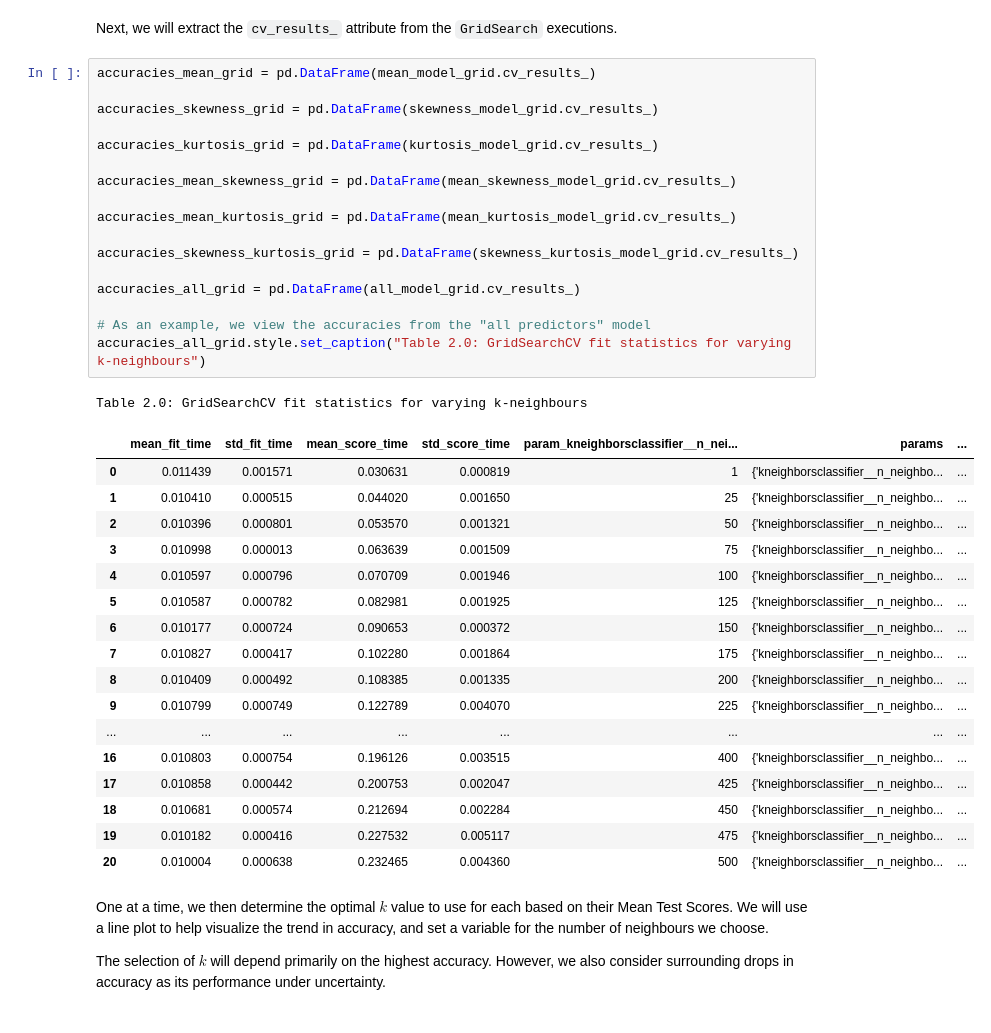
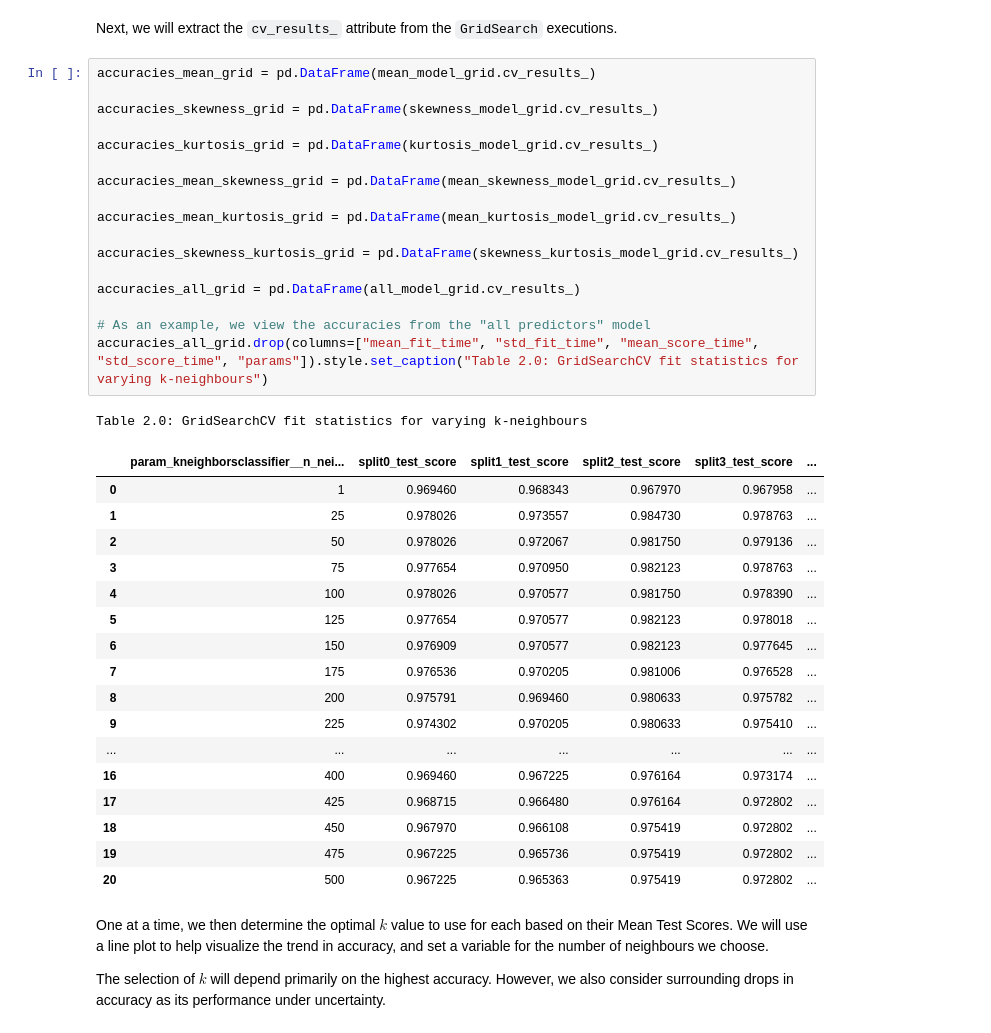
Before and after one commit to Lucas-Kuhn/group7_prj, a Jupyter notebook: notebook/Pulsar Report.ipynb, the cells around one changed output. Drawn from its saved outputs; the diff is of its cells as text.

```diff
--- a/notebook/Pulsar Report.ipynb
+++ b/notebook/Pulsar Report.ipynb
@@ -355,39 +355,39 @@ Next, we will extract the `cv_results_` attribute from the `GridSearch` executio
 # %%
 accuracies_mean_grid = pd.DataFrame(mean_model_grid.cv_results_)
 
 accuracies_skewness_grid = pd.DataFrame(skewness_model_grid.cv_results_)
 
 accuracies_kurtosis_grid = pd.DataFrame(kurtosis_model_grid.cv_results_)
 
 accuracies_mean_skewness_grid = pd.DataFrame(mean_skewness_model_grid.cv_results_)
 
 accuracies_mean_kurtosis_grid = pd.DataFrame(mean_kurtosis_model_grid.cv_results_)
 
 accuracies_skewness_kurtosis_grid = pd.DataFrame(skewness_kurtosis_model_grid.cv_results_)
 
 accuracies_all_grid = pd.DataFrame(all_model_grid.cv_results_)
 
 # As an example, we view the accuracies from the "all predictors" model
-accuracies_all_grid.style.set_caption("Table 2.0: GridSearchCV fit statistics for varying k-neighbours")
+accuracies_all_grid.drop(columns=["mean_fit_time", "std_fit_time", "mean_score_time", "std_score_time", "params"]).style.set_caption("Table 2.0: GridSearchCV fit statistics for varying k-neighbours")
 # %% [output]
 Table 2.0: GridSearchCV fit statistics for varying k-neighbours
-|  | mean_fit_time | std_fit_time | mean_score_time | std_score_time | param_kneighborsclassifier__n_nei... | params | ... |
-| 0 | 0.011439 | 0.001571 | 0.030631 | 0.000819 | 1 | {'kneighborsclassifier__n_neighbo... | ... |
-| 1 | 0.010410 | 0.000515 | 0.044020 | 0.001650 | 25 | {'kneighborsclassifier__n_neighbo... | ... |
-| 2 | 0.010396 | 0.000801 | 0.053570 | 0.001321 | 50 | {'kneighborsclassifier__n_neighbo... | ... |
-| 3 | 0.010998 | 0.000013 | 0.063639 | 0.001509 | 75 | {'kneighborsclassifier__n_neighbo... | ... |
-| 4 | 0.010597 | 0.000796 | 0.070709 | 0.001946 | 100 | {'kneighborsclassifier__n_neighbo... | ... |
-| 5 | 0.010587 | 0.000782 | 0.082981 | 0.001925 | 125 | {'kneighborsclassifier__n_neighbo... | ... |
-| 6 | 0.010177 | 0.000724 | 0.090653 | 0.000372 | 150 | {'kneighborsclassifier__n_neighbo... | ... |
-| 7 | 0.010827 | 0.000417 | 0.102280 | 0.001864 | 175 | {'kneighborsclassifier__n_neighbo... | ... |
-| 8 | 0.010409 | 0.000492 | 0.108385 | 0.001335 | 200 | {'kneighborsclassifier__n_neighbo... | ... |
-| 9 | 0.010799 | 0.000749 | 0.122789 | 0.004070 | 225 | {'kneighborsclassifier__n_neighbo... | ... |
-| ... | ... | ... | ... | ... | ... | ... | ... |
-| 16 | 0.010803 | 0.000754 | 0.196126 | 0.003515 | 400 | {'kneighborsclassifier__n_neighbo... | ... |
-| 17 | 0.010858 | 0.000442 | 0.200753 | 0.002047 | 425 | {'kneighborsclassifier__n_neighbo... | ... |
-| 18 | 0.010681 | 0.000574 | 0.212694 | 0.002284 | 450 | {'kneighborsclassifier__n_neighbo... | ... |
-| 19 | 0.010182 | 0.000416 | 0.227532 | 0.005117 | 475 | {'kneighborsclassifier__n_neighbo... | ... |
-| 20 | 0.010004 | 0.000638 | 0.232465 | 0.004360 | 500 | {'kneighborsclassifier__n_neighbo... | ... |
+|  | param_kneighborsclassifier__n_nei... | split0_test_score | split1_test_score | split2_test_score | split3_test_score | ... |
+| 0 | 1 | 0.969460 | 0.968343 | 0.967970 | 0.967958 | ... |
+| 1 | 25 | 0.978026 | 0.973557 | 0.984730 | 0.978763 | ... |
+| 2 | 50 | 0.978026 | 0.972067 | 0.981750 | 0.979136 | ... |
+| 3 | 75 | 0.977654 | 0.970950 | 0.982123 | 0.978763 | ... |
+| 4 | 100 | 0.978026 | 0.970577 | 0.981750 | 0.978390 | ... |
+| 5 | 125 | 0.977654 | 0.970577 | 0.982123 | 0.978018 | ... |
+| 6 | 150 | 0.976909 | 0.970577 | 0.982123 | 0.977645 | ... |
+| 7 | 175 | 0.976536 | 0.970205 | 0.981006 | 0.976528 | ... |
+| 8 | 200 | 0.975791 | 0.969460 | 0.980633 | 0.975782 | ... |
+| 9 | 225 | 0.974302 | 0.970205 | 0.980633 | 0.975410 | ... |
+| ... | ... | ... | ... | ... | ... | ... |
+| 16 | 400 | 0.969460 | 0.967225 | 0.976164 | 0.973174 | ... |
+| 17 | 425 | 0.968715 | 0.966480 | 0.976164 | 0.972802 | ... |
+| 18 | 450 | 0.967970 | 0.966108 | 0.975419 | 0.972802 | ... |
+| 19 | 475 | 0.967225 | 0.965736 | 0.975419 | 0.972802 | ... |
+| 20 | 500 | 0.967225 | 0.965363 | 0.975419 | 0.972802 | ... |
 # %% [markdown]
 One at a time, we then determine the optimal $k$ value to use for each based on their Mean Test Scores. We will use a line plot to help visualize the trend in accuracy, and set a variable for the number of neighbours we choose.
 
```
Also changed, not shown: parts of 2 cells of this notebook.
